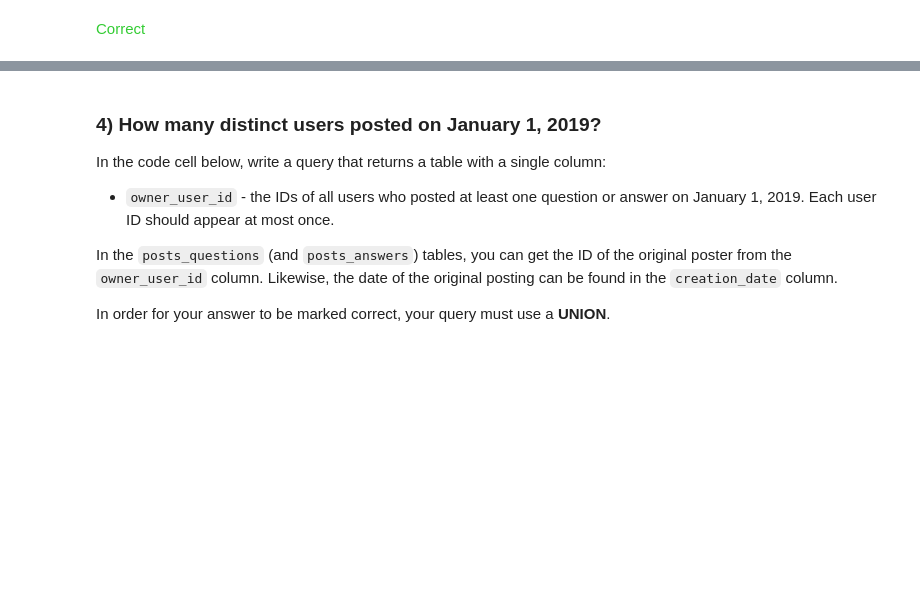
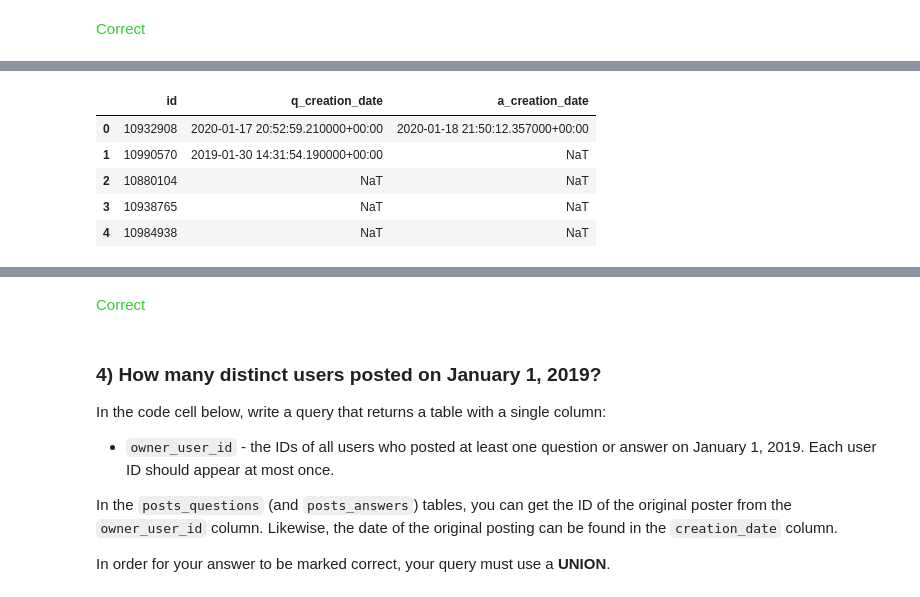
Before and after one commit to shashi247/kaggle_learn, a Jupyter notebook: exercise-joins-and-unions.ipynb, the cells around one changed output, grey strips where cells are left out. Cells and saved outputs as stored; diff of their text form; code cells hidden in the pictures; blank space fills up the shorter version.

```diff
--- a/exercise-joins-and-unions.ipynb
+++ b/exercise-joins-and-unions.ipynb
@@ -229,0 +248,24 @@ q_3.check()
+# %%
+# Your code here
+three_tables_query = """
+                     SELECT u.id AS id,
+                        MIN(q.creation_date) AS q_creation_date,
+                        MIN(a.creation_date) AS a_creation_date
+                    FROM `bigquery-public-data.stackoverflow.users` AS u
+                        LEFT JOIN `bigquery-public-data.stackoverflow.posts_answers` AS a
+                            on u.id = a.owner_user_id
+                        LEFT JOIN `bigquery-public-data.stackoverflow.posts_questions` AS q
+                            on q.owner_user_id = u.id
+                    WHERE  u.creation_date >= '2019-01-01' AND u.creation_date < '2019-02-01'
+                    GROUP BY id
+                     """
+
+# Check your answer
+q_3.check()
+# %% [output]
+|  | id | q_creation_date | a_creation_date |
+| 0 | 10932908 | 2020-01-17 20:52:59.210000+00:00 | 2020-01-18 21:50:12.357000+00:00 |
+| 1 | 10990570 | 2019-01-30 14:31:54.190000+00:00 | NaT |
+| 2 | 10880104 | NaT | NaT |
+| 3 | 10938765 | NaT | NaT |
+| 4 | 10984938 | NaT | NaT |
@@ -230,3 +273,4 @@ q_3.check()
+<span style="color:#33cc33">Correct</span>
 # %%
 # Lines below will give you a hint or solution code
 #q_3.hint()
```
Also changed, not shown: parts of 6 cells of this notebook.
